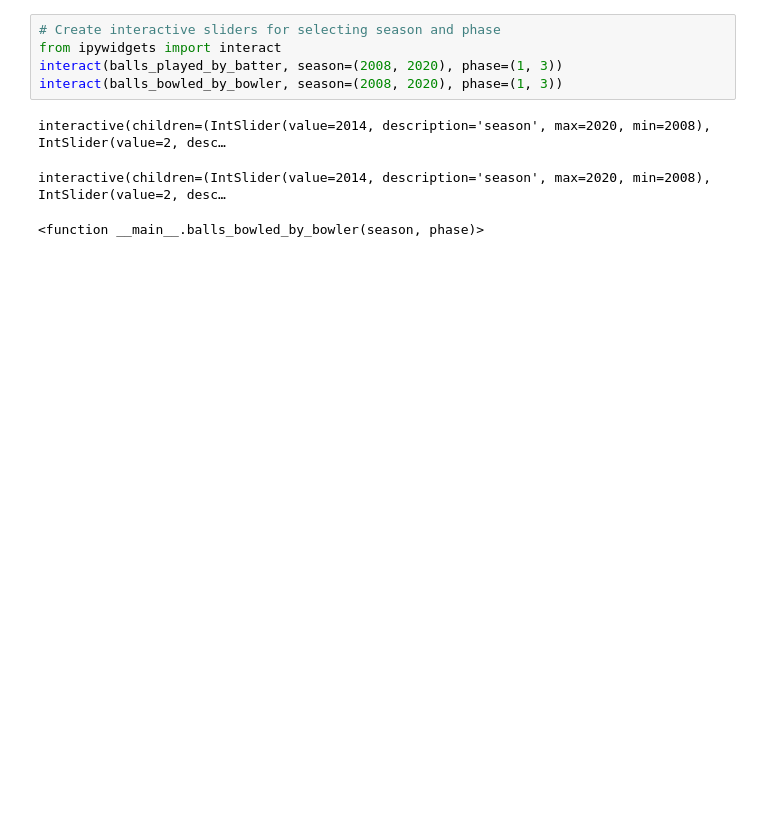
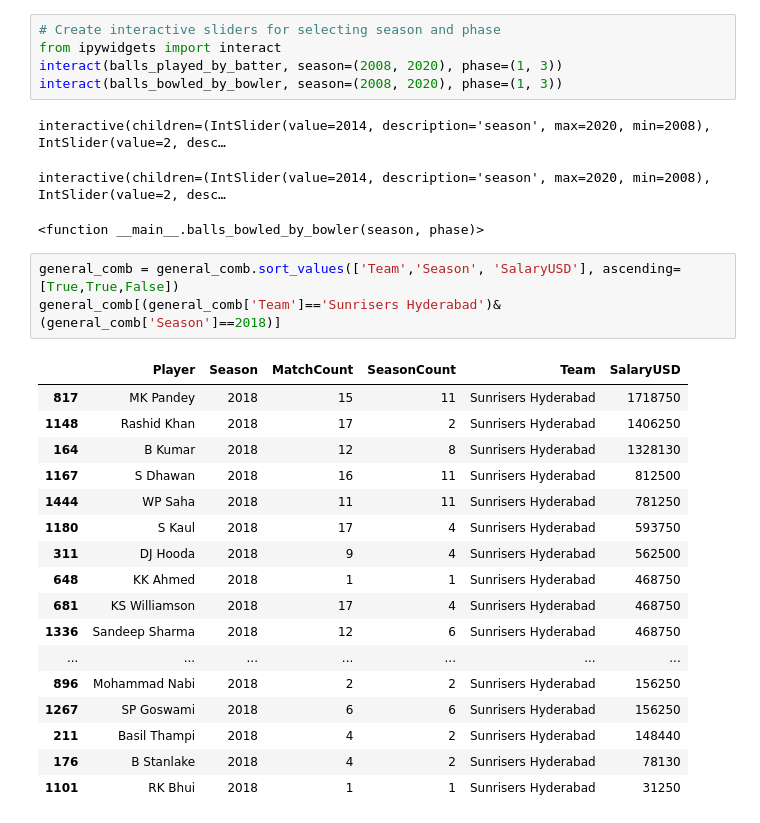
Before and after one commit to rohitbhamidi/ipl-player-salary, a Jupyter notebook: 1-DataWrangling.ipynb, the cells around one changed output. Drawn from its saved outputs; the diff is of its cells as text; blank space fills up the shorter version.

```diff
--- a/1-DataWrangling.ipynb
+++ b/1-DataWrangling.ipynb
@@ -622,3 +622,24 @@ interact(balls_bowled_by_bowler, season=(2008, 2020), phase=(1, 3))
 interactive(children=(IntSlider(value=2014, description='season', max=2020, min=2008), IntSlider(value=2, desc…
 interactive(children=(IntSlider(value=2014, description='season', max=2020, min=2008), IntSlider(value=2, desc…
 <function __main__.balls_bowled_by_bowler(season, phase)>
+# %%
+general_comb = general_comb.sort_values(['Team','Season', 'SalaryUSD'], ascending=[True,True,False])
+general_comb[(general_comb['Team']=='Sunrisers Hyderabad')&(general_comb['Season']==2018)]
+# %% [output]
+|  | Player | Season | MatchCount | SeasonCount | Team | SalaryUSD |
+| 817 | MK Pandey | 2018 | 15 | 11 | Sunrisers Hyderabad | 1718750 |
+| 1148 | Rashid Khan | 2018 | 17 | 2 | Sunrisers Hyderabad | 1406250 |
+| 164 | B Kumar | 2018 | 12 | 8 | Sunrisers Hyderabad | 1328130 |
+| 1167 | S Dhawan | 2018 | 16 | 11 | Sunrisers Hyderabad | 812500 |
+| 1444 | WP Saha | 2018 | 11 | 11 | Sunrisers Hyderabad | 781250 |
+| 1180 | S Kaul | 2018 | 17 | 4 | Sunrisers Hyderabad | 593750 |
+| 311 | DJ Hooda | 2018 | 9 | 4 | Sunrisers Hyderabad | 562500 |
+| 648 | KK Ahmed | 2018 | 1 | 1 | Sunrisers Hyderabad | 468750 |
+| 681 | KS Williamson | 2018 | 17 | 4 | Sunrisers Hyderabad | 468750 |
+| 1336 | Sandeep Sharma | 2018 | 12 | 6 | Sunrisers Hyderabad | 468750 |
+| ... | ... | ... | ... | ... | ... | ... |
+| 896 | Mohammad Nabi | 2018 | 2 | 2 | Sunrisers Hyderabad | 156250 |
+| 1267 | SP Goswami | 2018 | 6 | 6 | Sunrisers Hyderabad | 156250 |
+| 211 | Basil Thampi | 2018 | 4 | 2 | Sunrisers Hyderabad | 148440 |
+| 176 | B Stanlake | 2018 | 4 | 2 | Sunrisers Hyderabad | 78130 |
+| 1101 | RK Bhui | 2018 | 1 | 1 | Sunrisers Hyderabad | 31250 |
```
Also changed, not shown: parts of 4 cells of this notebook.
